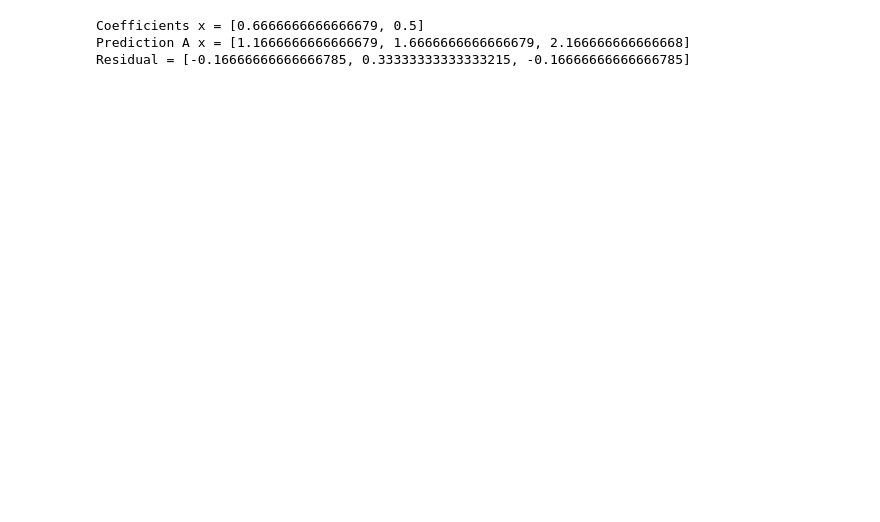
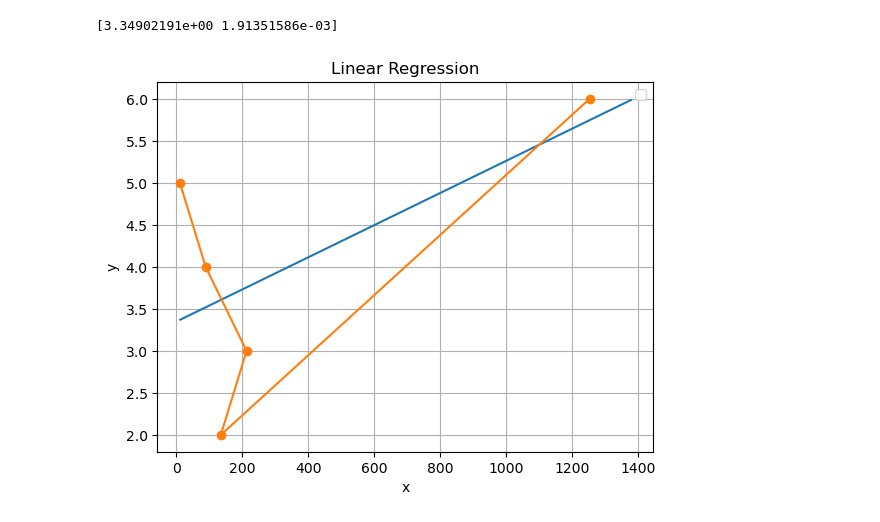
Before and after one commit to lakshRP/ML-Notebook, a Jupyter notebook: elementary/LinearRegression.ipynb, the cells around one changed output. Drawn from its saved outputs; the diff is of its cells as text; code cells hidden in the pictures; blank space fills up the shorter version.

Commit message:
LinearRegression Updates

```diff
--- a/elementary/LinearRegression.ipynb
+++ b/elementary/LinearRegression.ipynb
@@ -76,46 +102,21 @@ def invert_matrix(M):
 # %%
+import matplotlib.pyplot as plt
 
 
-# -----------------------------
-# Linear Regression
-# -----------------------------
+# Generate a range of x-values
+x_values = np.linspace(-min(A[:,1]) * -1.1, 1.1 * max(A[:,1]), 100) # 100 points between 1.1 times the minimum and maximum
+print(x_sol)
+y_values = x_sol[1] * x_values + x_sol[0] # writes the solution vector x in the linear system
 
-def linear_regression(A, b):
-    A_T = transpose(A)                  # A^T
-    ATA = matmul(A_T, A)                # A^T A
-    ATb = matmul(A_T, b)                # A^T b  (vector)
-
-    # Solve (A^T A)x = A^T b
-    ATA_inv = invert_matrix(ATA)
-    x = matmul(ATA_inv, ATb)
-
-    # Prediction
-    b_hat = matmul(A, x)
-
-    # Residual
-    residual = [bi - hi for bi, hi in zip(b, b_hat)]
-
-    return x, b_hat, residual
-
-
-# -----------------------------
-# Example
-# -----------------------------
-
-A = [
-    [1, 1],
-    [1, 2],
-    [1, 3]
-]
-
-b = [1, 2, 2]
-
-x, pred, r = linear_regression(A, b)
-
-print("Coefficients x =", x)
-print("Prediction A x =", pred)
-print("Residual =", r)
+# Plot the line
+plt.plot(x_values, y_values)
+plt.xlabel('x')
+plt.ylabel('y')
+plt.title('Linear Regression')
+plt.grid(True)
+plt.legend()
+plt.plot(A[:, 1], b,marker='o')
+plt.show()
 # %% [output]
-Coefficients x = [0.6666666666666679, 0.5]
-Prediction A x = [1.1666666666666679, 1.6666666666666679, 2.166666666666668]
-Residual = [-0.16666666666666785, 0.33333333333333215, -0.16666666666666785]
+[3.34902191e+00 1.91351586e-03]
+[figure, added]
```
Also changed, not shown: parts of 3 cells of this notebook.
